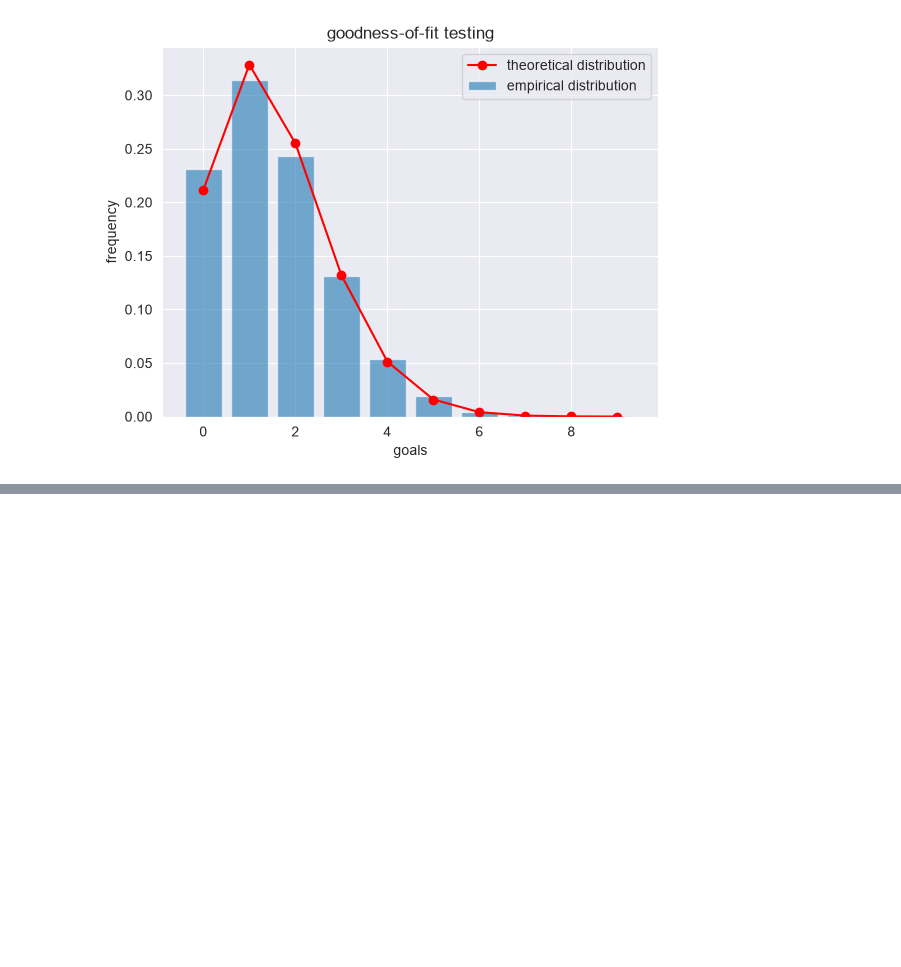
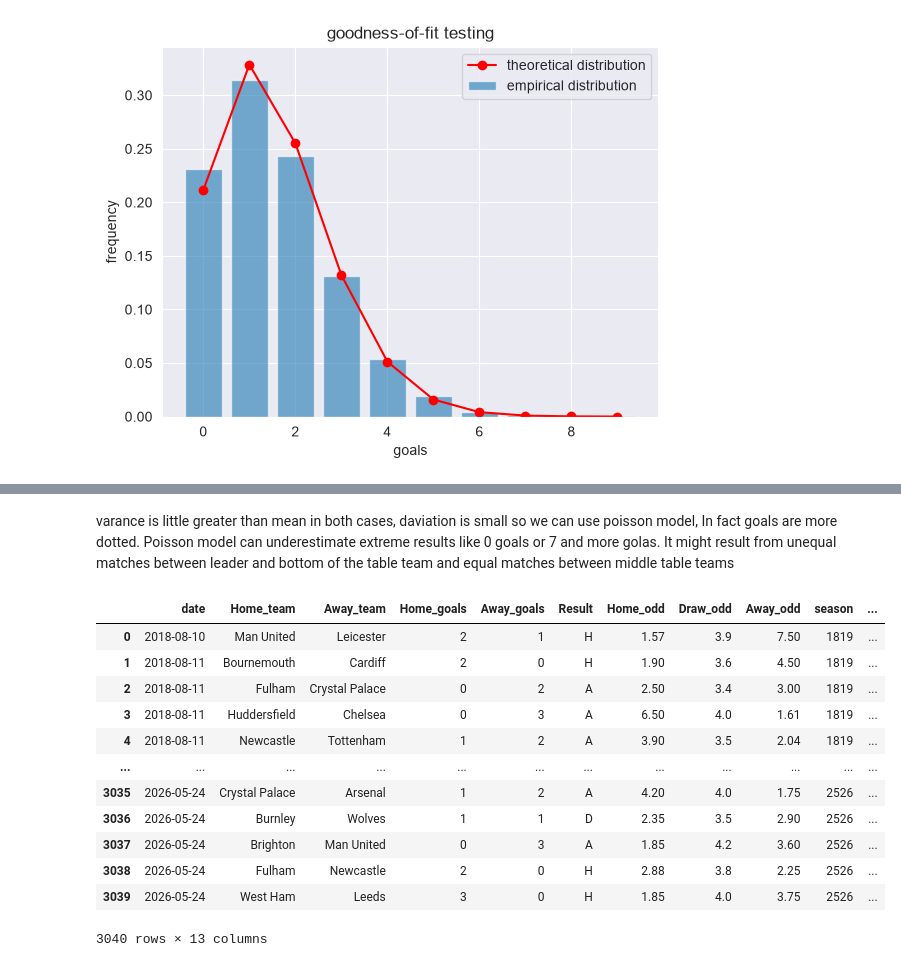
Before and after one commit to Przemsky403290/football_poisson_model___, a Jupyter notebook: notebooks/02_exploration.ipynb, the cells around one changed output, grey strips where cells are left out. Cells and saved outputs as stored; diff of their text form; code cells hidden in the pictures; blank space fills up the shorter version.

```diff
--- a/notebooks/02_exploration.ipynb
+++ b/notebooks/02_exploration.ipynb
@@ -200,0 +231,25 @@ def plot_poisson_fit(goals, title):
+# %% [markdown]
+varance is little greater than mean in both cases,  daviation is small so we can use poisson model,
+In fact goals are more dotted. Poisson model can underestimate extreme results like 0 goals or 7 and more golas. It might result from unequal matches between leader and bottom of the table team and equal matches between middle table teams
+# %%
+k = ["Home_odd", "Draw_odd", "Away_odd"]
+
+all_matches["prob_home"] = 1 / all_matches["Home_odd"]
+all_matches["prob_draw"] = 1 / all_matches["Draw_odd"]
+all_matches["prob_away"] = 1 / all_matches["Away_odd"]
+
+all_matches
+# %% [output]
+|  | date | Home_team | Away_team | Home_goals | Away_goals | Result | Home_odd | Draw_odd | Away_odd | season | ... |
+| 0 | 2018-08-10 | Man United | Leicester | 2 | 1 | H | 1.57 | 3.9 | 7.50 | 1819 | ... |
+| 1 | 2018-08-11 | Bournemouth | Cardiff | 2 | 0 | H | 1.90 | 3.6 | 4.50 | 1819 | ... |
+| 2 | 2018-08-11 | Fulham | Crystal Palace | 0 | 2 | A | 2.50 | 3.4 | 3.00 | 1819 | ... |
+| 3 | 2018-08-11 | Huddersfield | Chelsea | 0 | 3 | A | 6.50 | 4.0 | 1.61 | 1819 | ... |
+| 4 | 2018-08-11 | Newcastle | Tottenham | 1 | 2 | A | 3.90 | 3.5 | 2.04 | 1819 | ... |
+| ... | ... | ... | ... | ... | ... | ... | ... | ... | ... | ... | ... |
+| 3035 | 2026-05-24 | Crystal Palace | Arsenal | 1 | 2 | A | 4.20 | 4.0 | 1.75 | 2526 | ... |
+| 3036 | 2026-05-24 | Burnley | Wolves | 1 | 1 | D | 2.35 | 3.5 | 2.90 | 2526 | ... |
+| 3037 | 2026-05-24 | Brighton | Man United | 0 | 3 | A | 1.85 | 4.2 | 3.60 | 2526 | ... |
+| 3038 | 2026-05-24 | Fulham | Newcastle | 2 | 0 | H | 2.88 | 3.8 | 2.25 | 2526 | ... |
+| 3039 | 2026-05-24 | West Ham | Leeds | 3 | 0 | H | 1.85 | 4.0 | 3.75 | 2526 | ... |
+3040 rows × 13 columns
```
Also changed, not shown: parts of 11 cells of this notebook.
